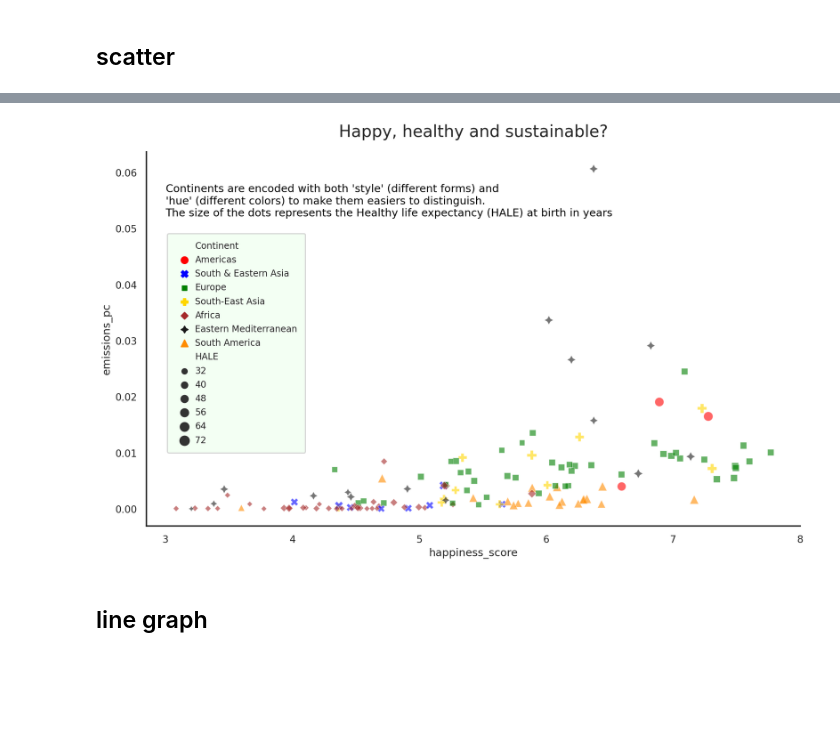
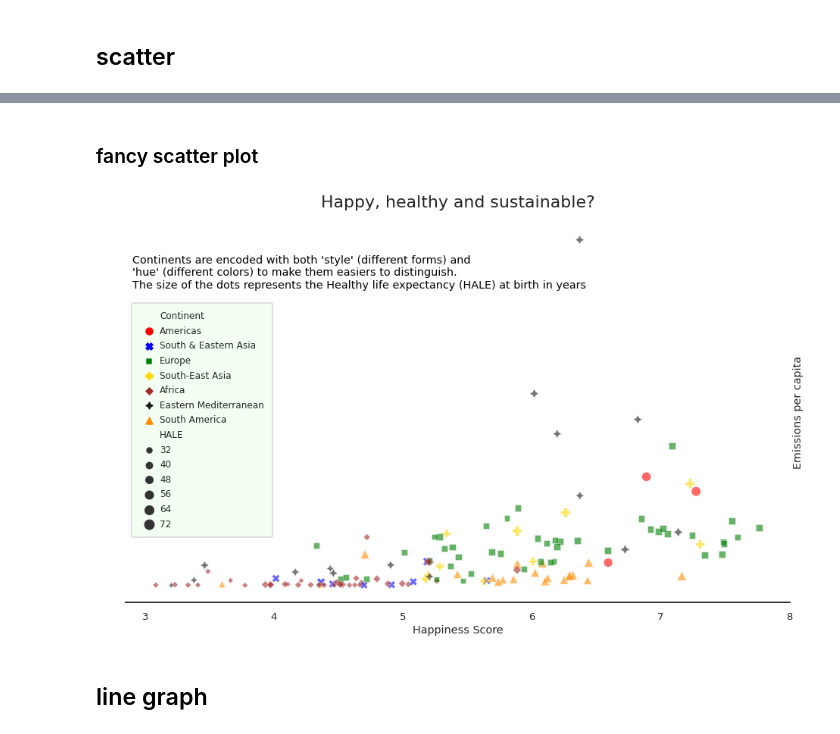
Before and after one commit to MaCoZu/notebooks, a Jupyter notebook: 03.2_Viz_seaborn.ipynb, the cells around one changed output, grey strips where cells are left out. Cells and saved outputs as stored; diff of their text form; code cells hidden in the pictures; blank space fills up the shorter version.

```diff
--- a/03.2_Viz_seaborn.ipynb
+++ b/03.2_Viz_seaborn.ipynb
@@ -149,3 +161,5 @@ features namely:* size, hue, style*.
+# %% [markdown]
+### fancy scatter plot
 # %%
 sns.set_theme(context='talk', style='white', font='sans-serif', font_scale=0.8)
 
@@ -168,37 +182,46 @@ plot = sns.relplot(
     style='Continent',
     hue='Continent',
     size='HALE',
     alpha=0.6,  # transparency
     height=8,
     aspect=1.7,
     palette=hue_colors)
 
 sns.move_legend(plot,
-    loc=(0.1, 0.25),
+    loc=(0.05, 0.23),
     fontsize=12,
     frameon=True,
     facecolor='honeydew',
     labelspacing=0.55,
     handletextpad=0.2,
     borderpad=0.9)
 
 # Texts are aligned relative to their anchor point depending on the properties
 # horizontalalignment and verticalalignment
 plt.text(
-    x=3,
+    x=2.9,
     y=0.058,
     s="Continents are encoded with both 'style' (different forms) and \n'hue' (different colors) to make \
-them easiers to distinguish. \nThe size of the dots represents the Healthy life expectancy (HALE) at birth in years",
+them easiers to distinguish. \nThe size of the dots represents the Healthy life expectancy (HALE) at birth in years"                                                                                                                                                                                                                                                                                                                                                                                                                                                                                                                                                                                                    ,
     ha='left',
     va='top',
     size='medium',
     color='black',
     fontweight=12)
 
+ax= plt.gca()
+ax.spines[["left", "top", "right"]].set_visible(False)  # hide spines
+
+ax.set_xlabel('Happiness Score')
+
+ax.set(yticklabels=[]) # hide y ticks
+ax.set_ylabel('Emissions per capita')
+ax.yaxis.set_label_position("right") # y label to the right
+
 plt.title("Happy, healthy and sustainable?", fontsize=22, pad=20)
 plt.show()
 # %% [output]
-[figure, old version]
+[figure, new version]
 # %% [markdown]
 ## line graph
 # %%
```
Also changed, not shown: parts of 10 cells of this notebook.
